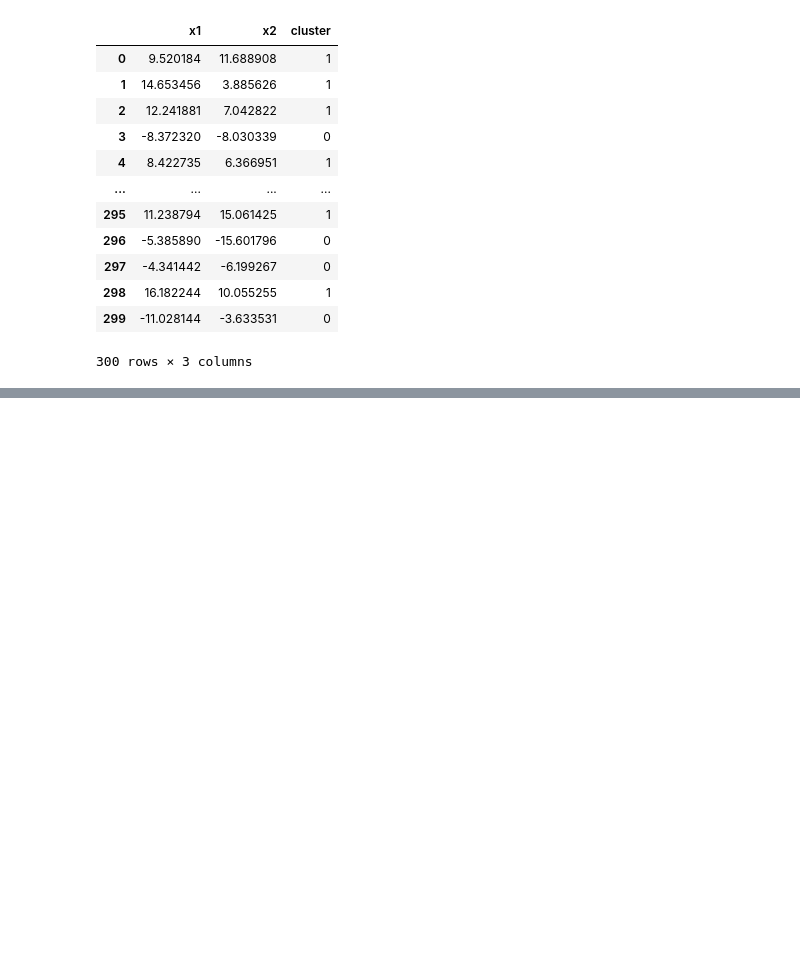
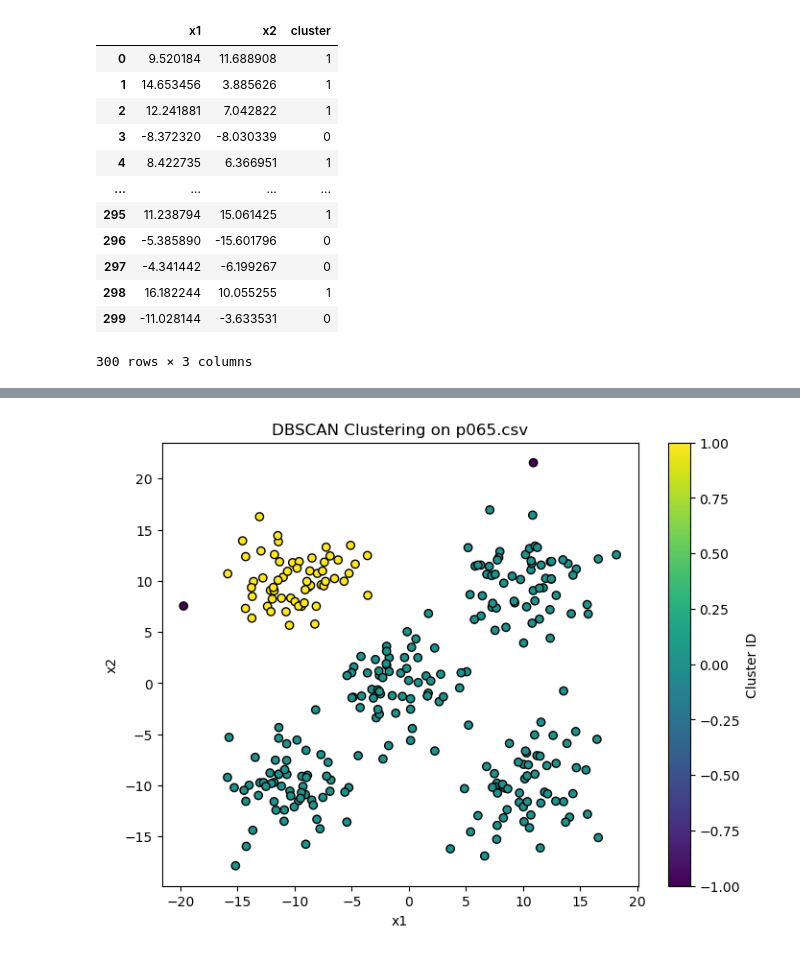
Before and after one commit to leonleerl/sklearn-100exercise, a Jupyter notebook: P13-数据聚类.ipynb, the cells around one changed output, grey strips where cells are left out. Cells and saved outputs as stored; diff of their text form; code cells hidden in the pictures; blank space fills up the shorter version.

```diff
--- a/P13-数据聚类.ipynb
+++ b/P13-数据聚类.ipynb
@@ -443,0 +491,37 @@ df
+# %%
+import pandas as pd
+import numpy as np
+import matplotlib.pyplot as plt
+from sklearn.cluster import DBSCAN
+from sklearn.preprocessing import StandardScaler
+
+# Load the dataset
+df = pd.read_csv("p065.csv")
+
+# Normalize data for better DBSCAN performance
+scaler = StandardScaler()
+data_scaled = scaler.fit_transform(df)
+
+# Apply DBSCAN
+dbscan = DBSCAN(eps=0.5, min_samples=5)  # Adjust parameters if needed
+clusters = dbscan.fit_predict(data_scaled)
+
+# Add cluster labels to DataFrame
+df["cluster"] = clusters
+
+# Plot the clusters
+plt.figure(figsize=(8, 6))
+scatter = plt.scatter(df["x1"], df["x2"], c=df["cluster"], cmap="viridis", edgecolors='k')
+
+# Add labels and title
+plt.xlabel("x1")
+plt.ylabel("x2")
+plt.title("DBSCAN Clustering on p065.csv")
+
+# Add colorbar for clusters
+plt.colorbar(scatter, label="Cluster ID")
+
+# Show the plot
+plt.show()
+# %% [output]
+[figure, added]
```
Also changed, not shown: parts of 17 cells of this notebook, 4 other files.
